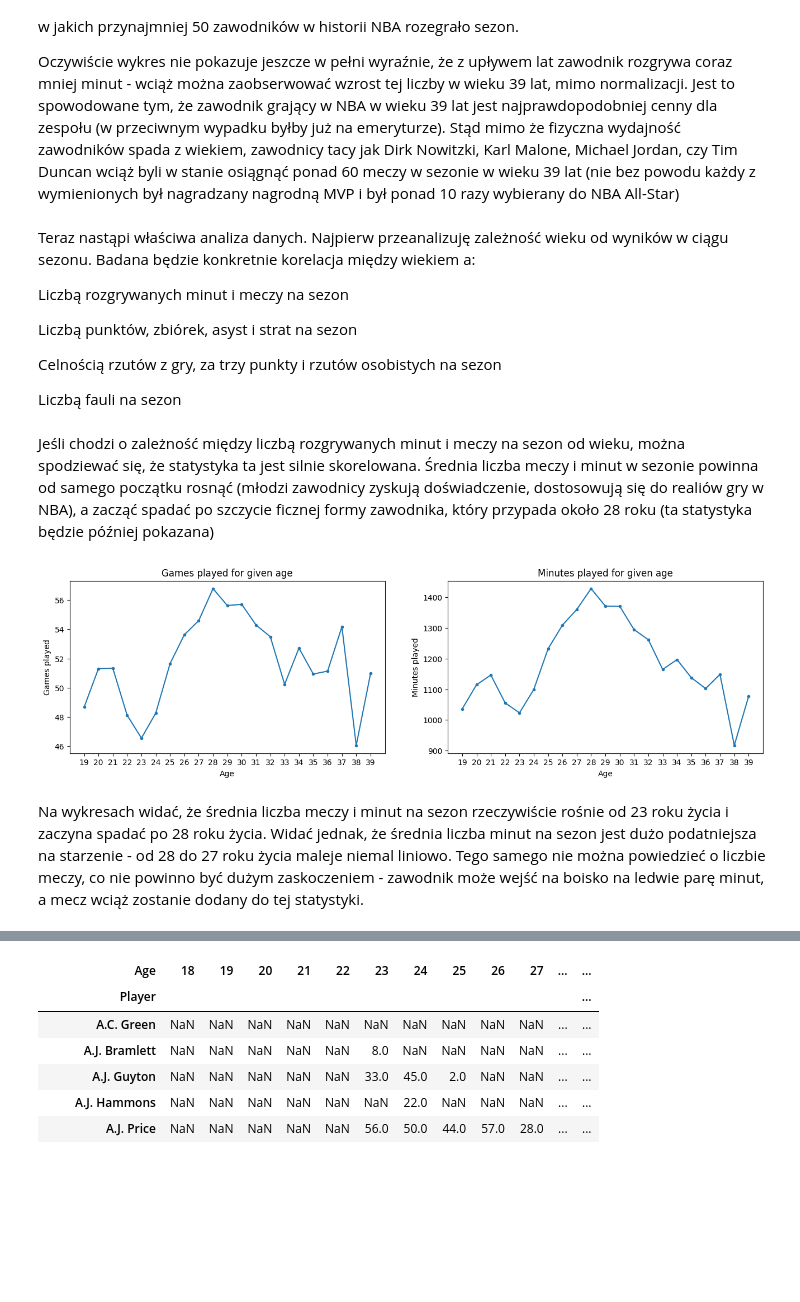
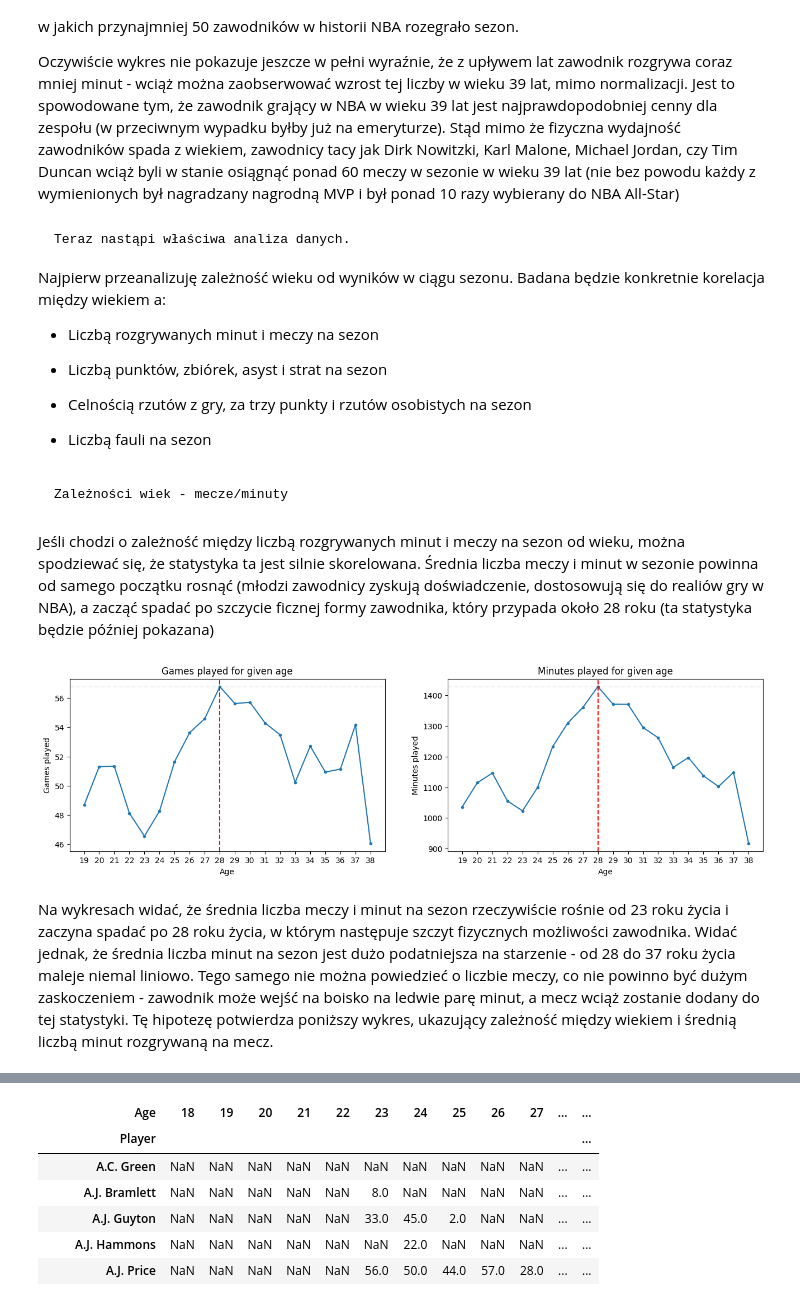
Before and after one commit to Marcin27141/NbaDataAnalysis, a Jupyter notebook: MultipleSeasons.ipynb, the cells around one changed output, grey strips where cells are left out. Drawn from its saved outputs; the diff is of its cells as text; code cells hidden in the pictures; blank space fills up the shorter version.

```diff
--- a/MultipleSeasons.ipynb
+++ b/MultipleSeasons.ipynb
@@ -190,47 +206,53 @@ W celu wiarygodnego przedstawiania statystyk wykorzystam do normalizacji funkcj
 
 Oczywiście wykres nie pokazuje jeszcze w pełni wyraźnie, że z upływem lat zawodnik rozgrywa coraz mniej minut - wciąż można zaobserwować wzrost tej liczby w wieku 39 lat, mimo normalizacji. Jest to spowodowane tym, że zawodnik grający w NBA w wieku 39 lat jest najprawdopodobniej cenny dla zespołu (w przeciwnym wypadku byłby już na emeryturze). Stąd mimo że fizyczna wydajność zawodników spada z wiekiem, zawodnicy tacy jak Dirk Nowitzki, Karl Malone, Michael Jordan, czy Tim Duncan wciąż byli w stanie osiągnąć ponad 60 meczy w sezonie w wieku 39 lat (nie bez powodu każdy z wymienionych był nagradzany nagrodną MVP i był ponad 10 razy wybierany do NBA All-Star)
 # %% [markdown]
-Teraz nastąpi właściwa analiza danych. Najpierw przeanalizuję zależność wieku od wyników w ciągu sezonu. Badana będzie konkretnie korelacja między wiekiem a:
+    Teraz nastąpi właściwa analiza danych.
 
-Liczbą rozgrywanych minut i meczy na sezon
+Najpierw przeanalizuję zależność wieku od wyników w ciągu sezonu. Badana będzie konkretnie korelacja między wiekiem a:
 
-Liczbą punktów, zbiórek, asyst i strat na sezon
+- Liczbą rozgrywanych minut i meczy na sezon
 
-Celnością rzutów z gry, za trzy punkty i rzutów osobistych na sezon
+- Liczbą punktów, zbiórek, asyst i strat na sezon
 
-Liczbą fauli na sezon
+- Celnością rzutów z gry, za trzy punkty i rzutów osobistych na sezon
+
+- Liczbą fauli na sezon
+# %% [markdown]
+    Zależności wiek - mecze/minuty
 # %% [markdown]
 Jeśli chodzi o zależność między liczbą rozgrywanych minut i meczy na sezon od wieku, można spodziewać się, że statystyka ta jest silnie skorelowana. Średnia liczba meczy i minut w sezonie powinna od samego początku rosnąć (młodzi zawodnicy zyskują doświadczenie, dostosowują się do realiów gry w NBA), a zacząć spadać po szczycie ficznej formy zawodnika, który przypada około 28 roku (ta statystyka będzie później pokazana)
 # %%
 fig, ax = plt.subplots(nrows=1, ncols=2, figsize=(16,4))
 
 
 total_games_to_age = pd.pivot_table(all_seasons_totals, values='GP', index='Player', columns='Age')
 total_games_to_age = get_normalized_dataframe(total_games_to_age)
 avrg_total_games_to_age = total_games_to_age.mean()
 ax[0].plot(avrg_total_games_to_age.index, avrg_total_games_to_age.values, label='Average games played in a season',  marker='.')
 ax[0].set_title('Games played for given age')
 ax[0].set_xlabel('Age')
 ax[0].set_ylabel('Games played')
 ax[0].set_xticks(avrg_total_games_to_age.index)
-ax[1].set_yticks(range(0,80,10))
+ax[0].axvline(avrg_total_games_to_age.idxmax(), color='r', linestyle='--')
+ax[0].axhline(avrg_total_games_to_age.max(), color='gray', linestyle='--', label='max value', alpha=0.1)
 
 total_minutes_to_age = pd.pivot_table(all_seasons_totals, values='MIN', index='Player', columns='Age')
 total_minutes_to_age = get_normalized_dataframe(total_minutes_to_age)
 avrg_total_minutes_to_age = total_minutes_to_age.mean()
 ax[1].plot(avrg_total_minutes_to_age.index, avrg_total_minutes_to_age.values, label='Average minutes played in a season',  marker='.')
 ax[1].set_title('Minutes played for given age')
 ax[1].set_xlabel('Age')
 ax[1].set_ylabel('Minutes played')
 ax[1].set_xticks(avrg_total_minutes_to_age.index)
-ax[1].set_yticks(range(0,80,10))
+ax[1].axvline(avrg_total_minutes_to_age.idxmax(), color='r', linestyle='--')
+ax[1].axhline(avrg_total_minutes_to_age.max(), color='gray', linestyle='--', label='max value', alpha=0.1)
 
 
 plt.show()
 # %% [output]
-[figure, old version]
+[figure, new version]
 # %% [markdown]
-Na wykresach widać, że średnia liczba meczy i minut na sezon rzeczywiście rośnie od 23 roku życia i zaczyna spadać po 28 roku życia. Widać jednak, że średnia liczba minut na sezon jest dużo podatniejsza na starzenie - od 28 do 27 roku życia maleje niemal liniowo. Tego samego nie można powiedzieć o liczbie meczy, co nie powinno być dużym zaskoczeniem - zawodnik może wejść na boisko na ledwie parę minut, a mecz wciąż zostanie dodany do tej statystyki.
+Na wykresach widać, że średnia liczba meczy i minut na sezon rzeczywiście rośnie od 23 roku życia i zaczyna spadać po 28 roku życia, w którym następuje szczyt fizycznych możliwości zawodnika. Widać jednak, że średnia liczba minut na sezon jest dużo podatniejsza na starzenie - od 28 do 37 roku życia maleje niemal liniowo. Tego samego nie można powiedzieć o liczbie meczy, co nie powinno być dużym zaskoczeniem - zawodnik może wejść na boisko na ledwie parę minut, a mecz wciąż zostanie dodany do tej statystyki. Tę hipotezę potwierdza poniższy wykres, ukazujący zależność między wiekiem i średnią liczbą minut rozgrywaną na mecz.
 # %%
 """plt.figure(figsize=(6,6))
 sns.scatterplot(
```
Also changed, not shown: parts of 28 cells of this notebook.
